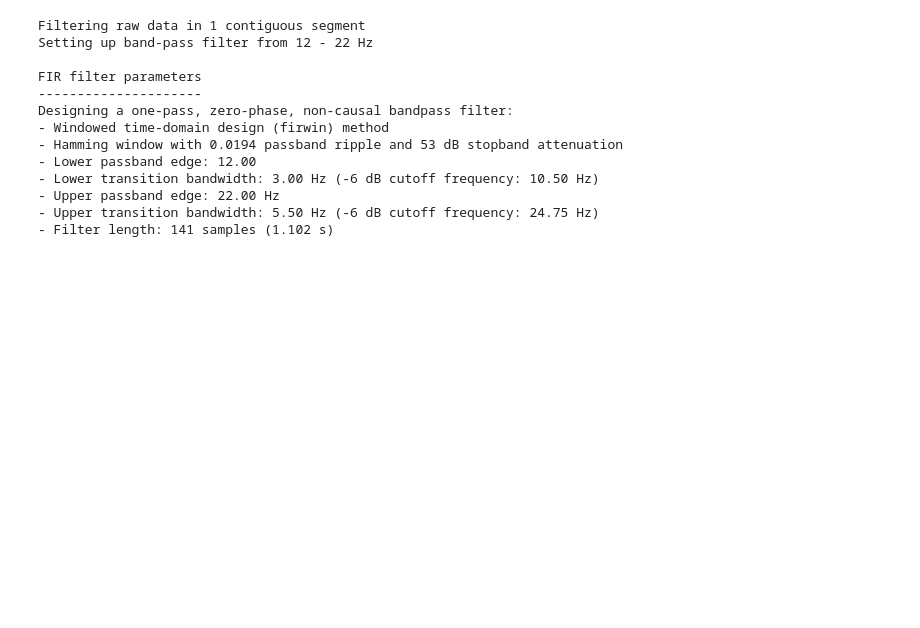
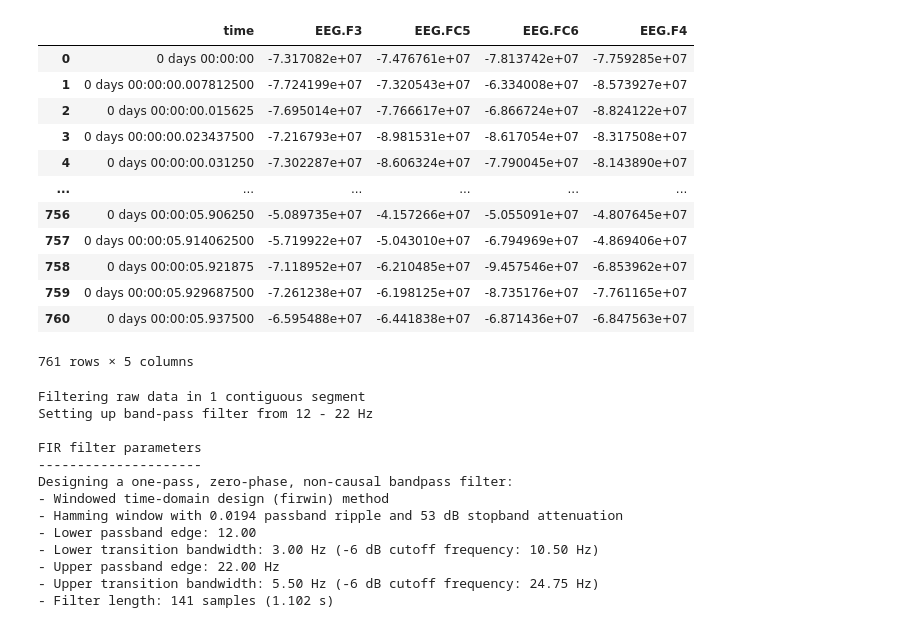
Before and after one commit to lizocf/Cognitive-Canvas-EEG, a Jupyter notebook: notebooks/filters.ipynb, the cells around one changed output. Cells and saved outputs as stored; diff of their text form; code cells hidden in the pictures; blank space fills up the shorter version.

```diff
--- a/notebooks/filters.ipynb
+++ b/notebooks/filters.ipynb
@@ -74,3 +123,19 @@ def filter(raw,start,stop):
+# %%
+filtered.to_data_frame(time_format='timedelta')
+# %% [output]
+|  | time | EEG.F3 | EEG.FC5 | EEG.FC6 | EEG.F4 |
+| 0 | 0 days 00:00:00 | -7.317082e+07 | -7.476761e+07 | -7.813742e+07 | -7.759285e+07 |
+| 1 | 0 days 00:00:00.007812500 | -7.724199e+07 | -7.320543e+07 | -6.334008e+07 | -8.573927e+07 |
+| 2 | 0 days 00:00:00.015625 | -7.695014e+07 | -7.766617e+07 | -6.866724e+07 | -8.824122e+07 |
+| 3 | 0 days 00:00:00.023437500 | -7.216793e+07 | -8.981531e+07 | -8.617054e+07 | -8.317508e+07 |
+| 4 | 0 days 00:00:00.031250 | -7.302287e+07 | -8.606324e+07 | -7.790045e+07 | -8.143890e+07 |
+| ... | ... | ... | ... | ... | ... |
+| 756 | 0 days 00:00:05.906250 | -5.089735e+07 | -4.157266e+07 | -5.055091e+07 | -4.807645e+07 |
+| 757 | 0 days 00:00:05.914062500 | -5.719922e+07 | -5.043010e+07 | -6.794969e+07 | -4.869406e+07 |
+| 758 | 0 days 00:00:05.921875 | -7.118952e+07 | -6.210485e+07 | -9.457546e+07 | -6.853962e+07 |
+| 759 | 0 days 00:00:05.929687500 | -7.261238e+07 | -6.198125e+07 | -8.735176e+07 | -7.761165e+07 |
+| 760 | 0 days 00:00:05.937500 | -6.595488e+07 | -6.441838e+07 | -6.871436e+07 | -6.847563e+07 |
+761 rows × 5 columns
 # %%
 beta_waves = filter(raw,12,22)
 beta_waves.plot(scalings = "auto")
```
Also changed, not shown: parts of 5 cells of this notebook, 12 other files.
